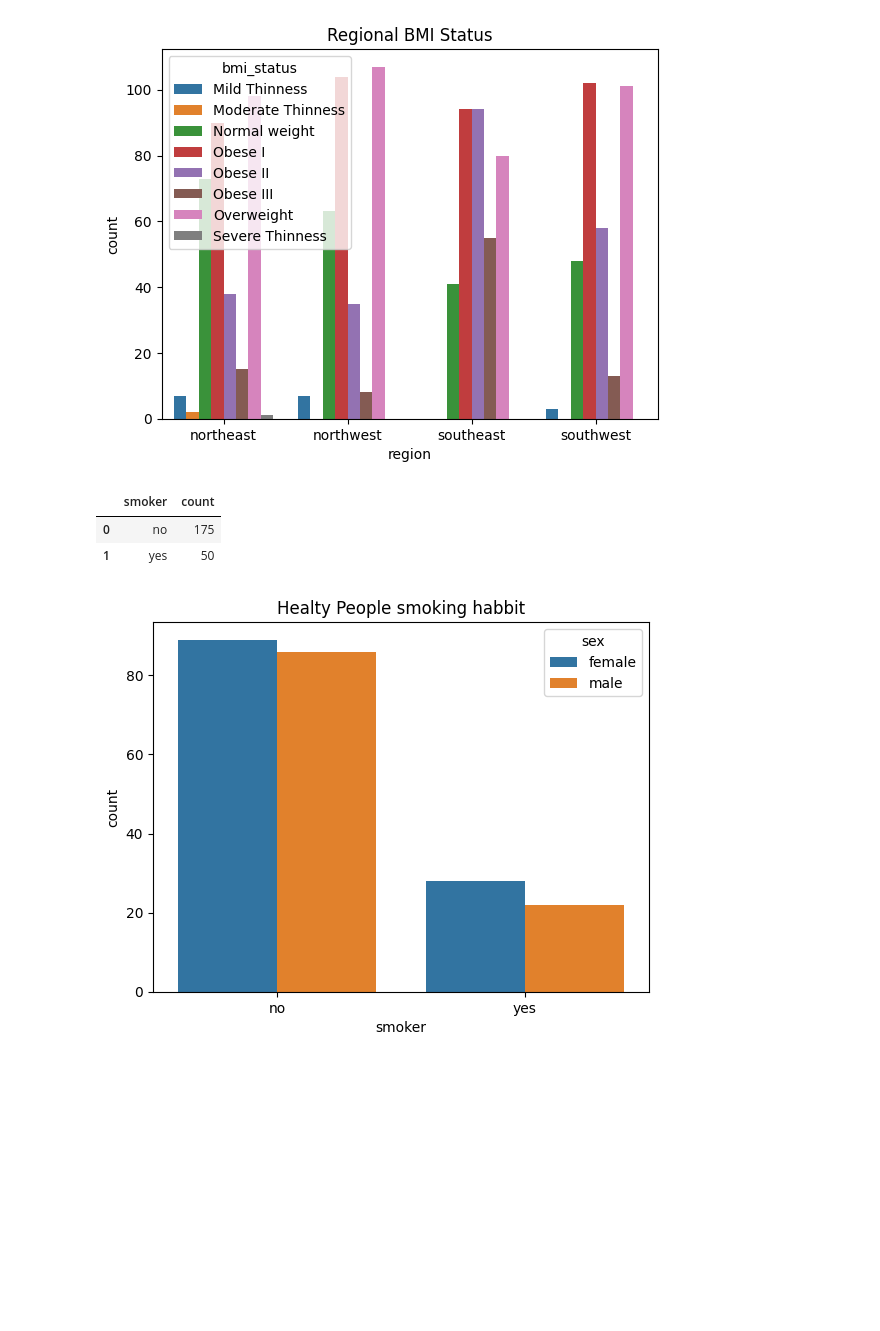
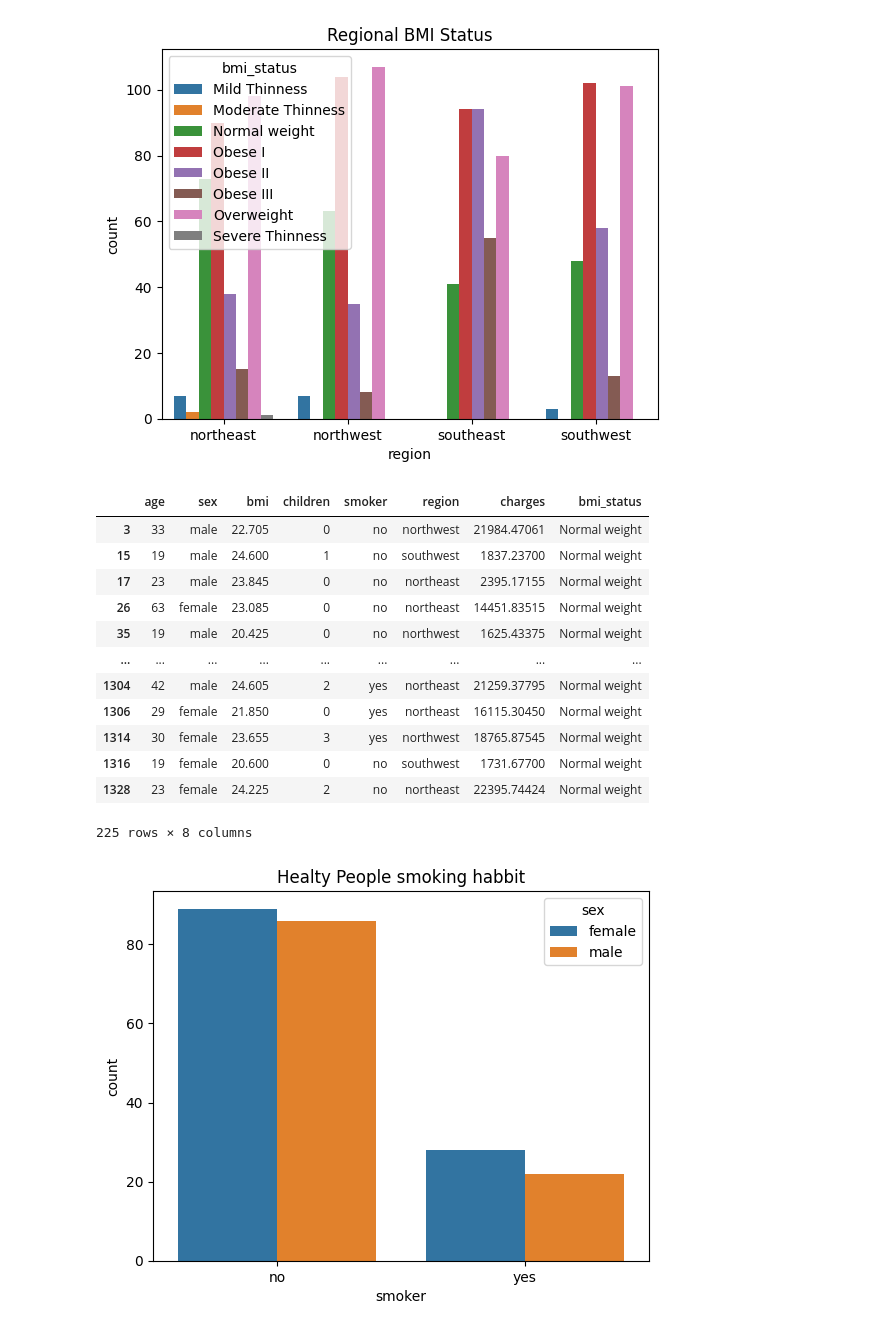
Before and after one commit to pranalpatil-pp17/Healthcare-Insurance-Predictions, a Jupyter notebook: healthcare-insurance-eda.ipynb, the cells around one changed output. Saved outputs shown, nothing was run; the diff lists cells and outputs as text; code cells hidden in the pictures; blank space fills up the shorter version.

```diff
--- a/healthcare-insurance-eda.ipynb
+++ b/healthcare-insurance-eda.ipynb
@@ -208,13 +210,23 @@ plt.title('Regional BMI Status')
 plt.show()
 # %% [output]
 [figure]
-# %%
-smoker = normal_bmi.groupby(['smoker']).size().reset_index(name='count')
-smoker
-# %% [output]
-|  | smoker | count |
-| 0 | no | 175 |
-| 1 | yes | 50 |
+# %%
+normal_bmi = df[df['bmi_status'] == 'Normal weight']
+normal_bmi
+# %% [output]
+|  | age | sex | bmi | children | smoker | region | charges | bmi_status |
+| 3 | 33 | male | 22.705 | 0 | no | northwest | 21984.47061 | Normal weight |
+| 15 | 19 | male | 24.600 | 1 | no | southwest | 1837.23700 | Normal weight |
+| 17 | 23 | male | 23.845 | 0 | no | northeast | 2395.17155 | Normal weight |
+| 26 | 63 | female | 23.085 | 0 | no | northeast | 14451.83515 | Normal weight |
+| 35 | 19 | male | 20.425 | 0 | no | northwest | 1625.43375 | Normal weight |
+| ... | ... | ... | ... | ... | ... | ... | ... | ... |
+| 1304 | 42 | male | 24.605 | 2 | yes | northeast | 21259.37795 | Normal weight |
+| 1306 | 29 | female | 21.850 | 0 | yes | northeast | 16115.30450 | Normal weight |
+| 1314 | 30 | female | 23.655 | 3 | yes | northwest | 18765.87545 | Normal weight |
+| 1316 | 19 | female | 20.600 | 0 | no | southwest | 1731.67700 | Normal weight |
+| 1328 | 23 | female | 24.225 | 2 | no | northeast | 22395.74424 | Normal weight |
+225 rows × 8 columns
 # %%
 #Normal BMI People
 normal_bmi_smoker = normal_bmi.groupby(['smoker','sex']).size().reset_index(name='count')
```
Also changed, not shown: parts of 1 cell of this notebook.
